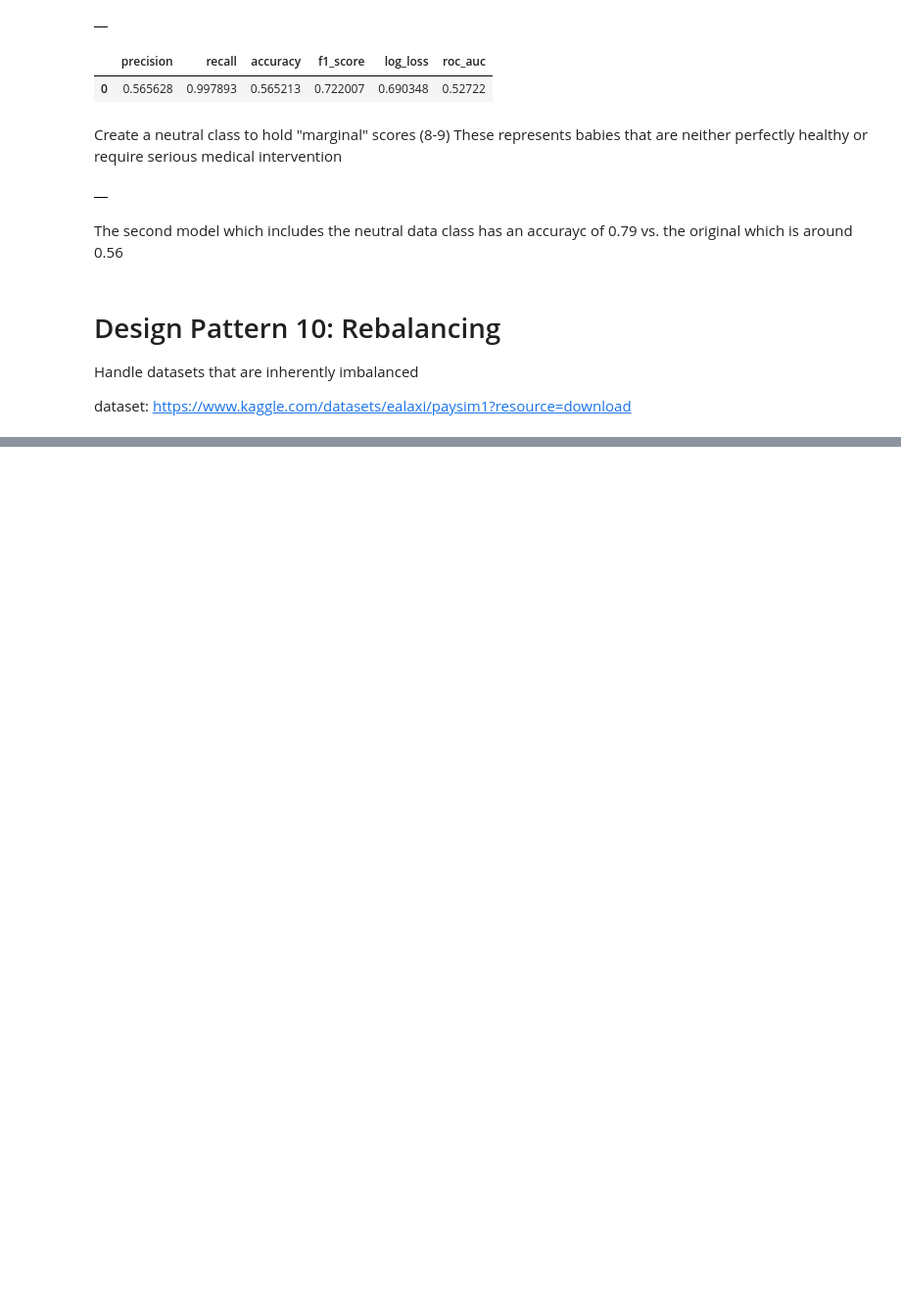
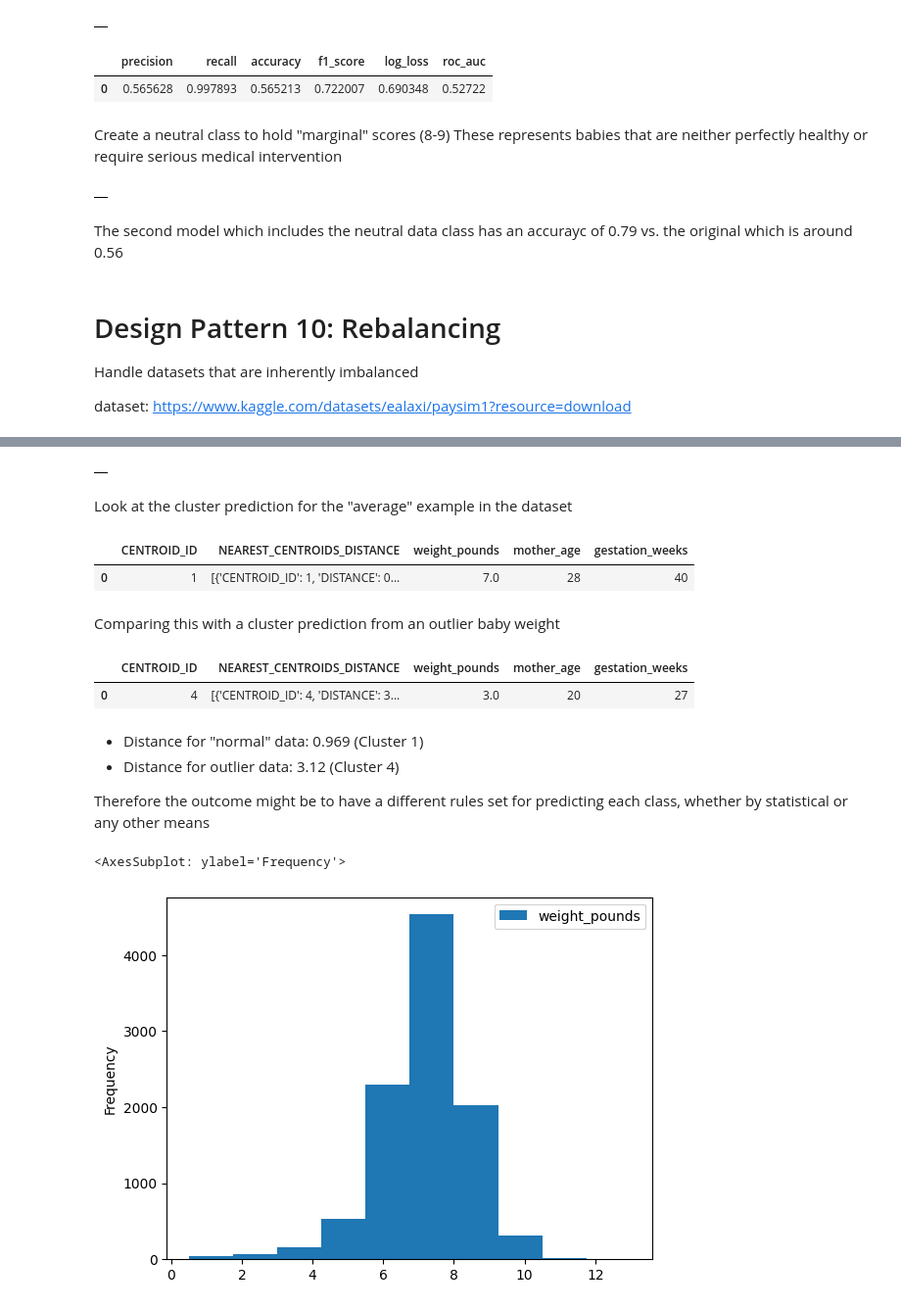
Before and after one commit to minimartzz/ml-design-patterns, a Jupyter notebook: Ch3 Problem Representation/Ch3c Design 9 and 10.ipynb, the cells around one changed output, grey strips where cells are left out. Shown: that part at 98% size. Cells and saved outputs as stored; diff of their text form; code cells hidden in the pictures; blank space fills up the shorter version.

```diff
--- a/Ch3 Problem Representation/Ch3c Design 9 and 10.ipynb
+++ b/Ch3 Problem Representation/Ch3c Design 9 and 10.ipynb
@@ -142,0 +402,15 @@ dataset: https://www.kaggle.com/datasets/ealaxi/paysim1?resource=download
+# %%
+%%bigquery
+CREATE OR REPLACE MODEL `mlpatterns.baby_weight_clusters`
+OPTIONS(model_type='kmeans', num_clusters=4) AS
+SELECT
+  weight_pounds,
+  mother_age,
+  gestation_weeks
+FROM
+  `bigquery-public-data.samples.natality`
+LIMIT 10000
+# %% [output]
+|  |
+# %% [markdown]
+Look at the cluster prediction for the "average" example in the dataset
@@ -142,0 +428,7 @@ dataset: https://www.kaggle.com/datasets/ealaxi/paysim1?resource=download
+# %%
+average_pred
+# %% [output]
+|  | CENTROID_ID | NEAREST_CENTROIDS_DISTANCE | weight_pounds | mother_age | gestation_weeks |
+| 0 | 1 | [{'CENTROID_ID': 1, 'DISTANCE': 0... | 7.0 | 28 | 40 |
+# %% [markdown]
+Comparing this with a cluster prediction from an outlier baby weight
@@ -142,0 +447,10 @@ dataset: https://www.kaggle.com/datasets/ealaxi/paysim1?resource=download
+# %%
+outlier_pred
+# %% [output]
+|  | CENTROID_ID | NEAREST_CENTROIDS_DISTANCE | weight_pounds | mother_age | gestation_weeks |
+| 0 | 4 | [{'CENTROID_ID': 4, 'DISTANCE': 3... | 3.0 | 20 | 27 |
+# %% [markdown]
+* Distance for "normal" data: 0.969 (Cluster 1)
+* Distance for outlier data: 3.12 (Cluster 4)
+
+Therefore the outcome might be to have a different rules set for predicting each class, whether by statistical or any other means
@@ -142,0 +462,5 @@ dataset: https://www.kaggle.com/datasets/ealaxi/paysim1?resource=download
+# %%
+df.plot(kind='hist')
+# %% [output]
+<AxesSubplot: ylabel='Frequency'>
+[figure, added]
```
Also changed, not shown: parts of 28 cells of this notebook.
